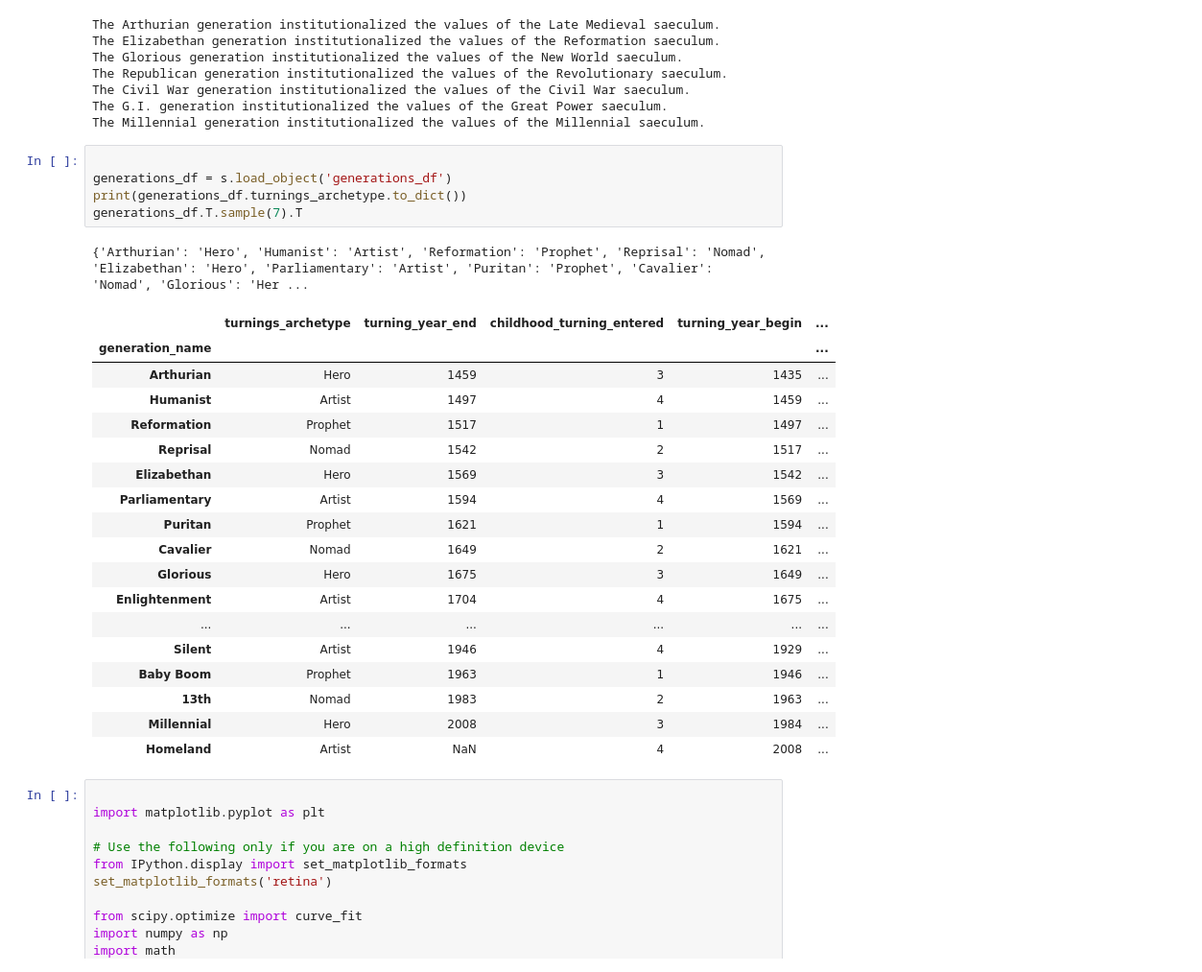
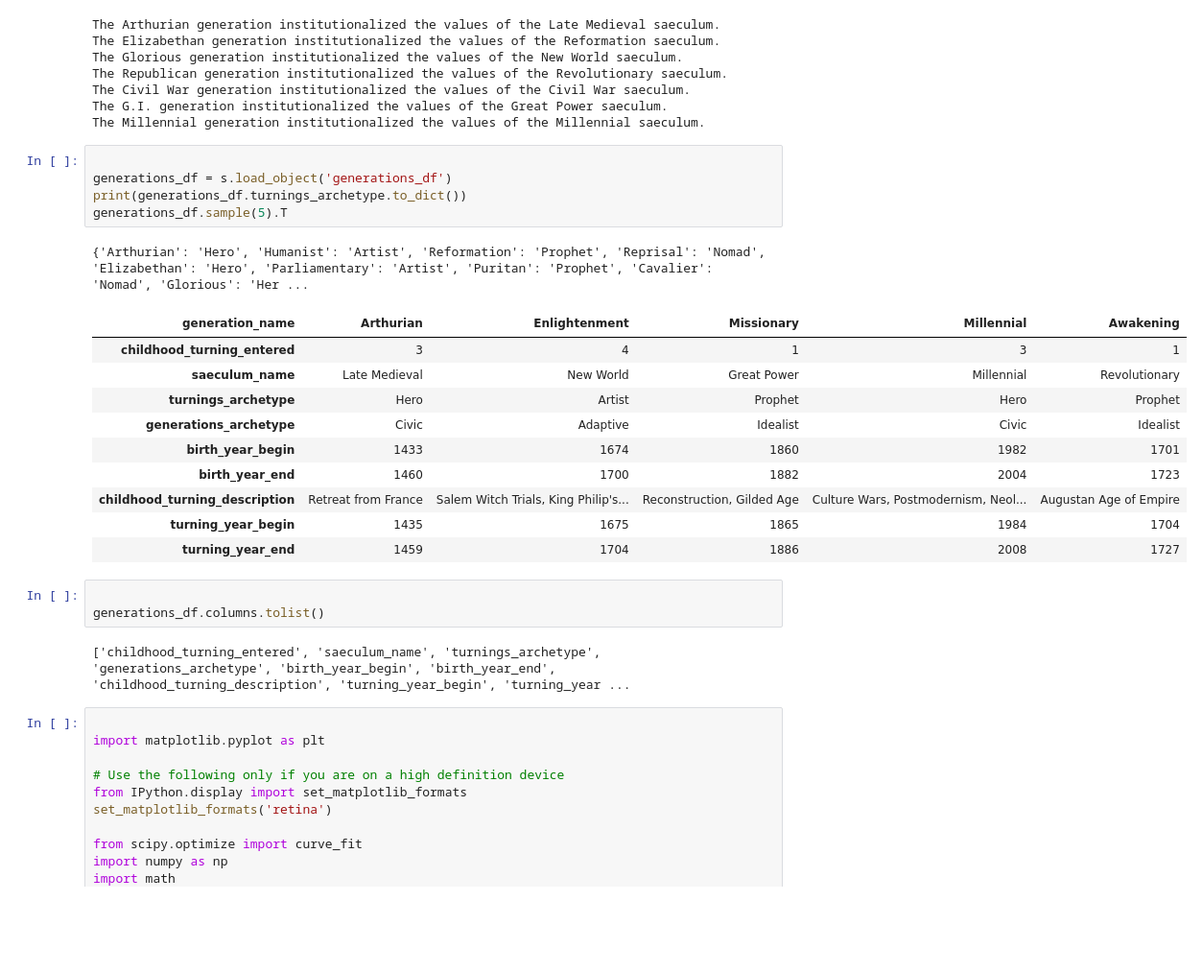
Before and after one commit to dbabbitt/notebooks, a Jupyter notebook: Strauss–Howe/ipynb/Archetypes Exploration.ipynb, the cells around one changed output. Shown at 96% size. Cells and saved outputs as stored; diff of their text form; blank space fills up the shorter version.

```diff
--- a/Strauss–Howe/ipynb/Archetypes Exploration.ipynb
+++ b/Strauss–Howe/ipynb/Archetypes Exploration.ipynb
@@ -210,28 +210,25 @@ The Millennial generation institutionalized the values of the Millennial saeculu
 # %%
 
 generations_df = s.load_object('generations_df')
 print(generations_df.turnings_archetype.to_dict())
-generations_df.T.sample(7).T
+generations_df.sample(5).T
 # %% [output]
 {'Arthurian': 'Hero', 'Humanist': 'Artist', 'Reformation': 'Prophet', 'Reprisal': 'Nomad', 'Elizabethan': 'Hero', 'Parliamentary': 'Artist', 'Puritan': 'Prophet', 'Cavalier': 'Nomad', 'Glorious': 'Her ...
-|  | turnings_archetype | turning_year_end | childhood_turning_entered | turning_year_begin | ... |
-| generation_name |  |  |  |  | ... |
-| Arthurian | Hero | 1459 | 3 | 1435 | ... |
-| Humanist | Artist | 1497 | 4 | 1459 | ... |
-| Reformation | Prophet | 1517 | 1 | 1497 | ... |
-| Reprisal | Nomad | 1542 | 2 | 1517 | ... |
-| Elizabethan | Hero | 1569 | 3 | 1542 | ... |
-| Parliamentary | Artist | 1594 | 4 | 1569 | ... |
-| Puritan | Prophet | 1621 | 1 | 1594 | ... |
-| Cavalier | Nomad | 1649 | 2 | 1621 | ... |
-| Glorious | Hero | 1675 | 3 | 1649 | ... |
-| Enlightenment | Artist | 1704 | 4 | 1675 | ... |
-| ... | ... | ... | ... | ... | ... |
-| Silent | Artist | 1946 | 4 | 1929 | ... |
-| Baby Boom | Prophet | 1963 | 1 | 1946 | ... |
-| 13th | Nomad | 1983 | 2 | 1963 | ... |
-| Millennial | Hero | 2008 | 3 | 1984 | ... |
-| Homeland | Artist | NaN | 4 | 2008 | ... |
+| generation_name | Arthurian | Enlightenment | Missionary | Millennial | Awakening |
+| childhood_turning_entered | 3 | 4 | 1 | 3 | 1 |
+| saeculum_name | Late Medieval | New World | Great Power | Millennial | Revolutionary |
+| turnings_archetype | Hero | Artist | Prophet | Hero | Prophet |
+| generations_archetype | Civic | Adaptive | Idealist | Civic | Idealist |
+| birth_year_begin | 1433 | 1674 | 1860 | 1982 | 1701 |
+| birth_year_end | 1460 | 1700 | 1882 | 2004 | 1723 |
+| childhood_turning_description | Retreat from France | Salem Witch Trials, King Philip's... | Reconstruction, Gilded Age | Culture Wars, Postmodernism, Neol... | Augustan Age of Empire |
+| turning_year_begin | 1435 | 1675 | 1865 | 1984 | 1704 |
+| turning_year_end | 1459 | 1704 | 1886 | 2008 | 1727 |
+# %%
+
+generations_df.columns.tolist()
+# %% [output]
+['childhood_turning_entered', 'saeculum_name', 'turnings_archetype', 'generations_archetype', 'birth_year_begin', 'birth_year_end', 'childhood_turning_description', 'turning_year_begin', 'turning_year ...
 # %%
 
 import matplotlib.pyplot as plt
```
Also changed, not shown: parts of 7 cells of this notebook, 23 other files.
